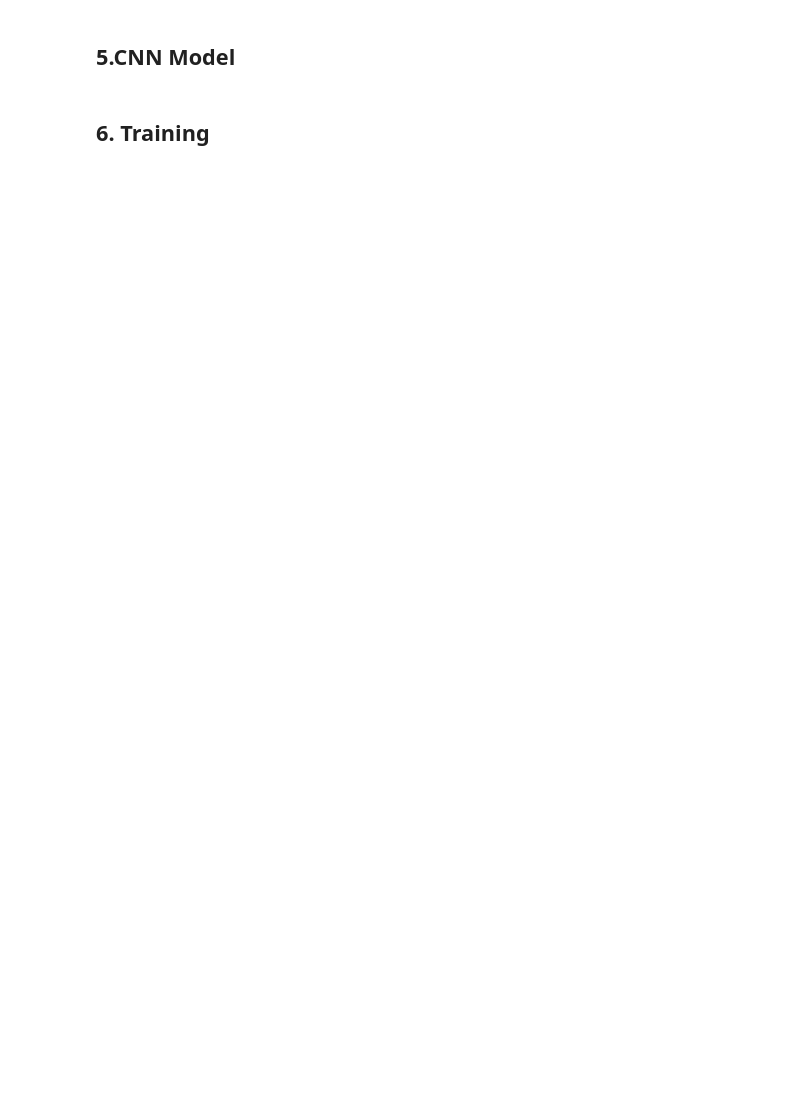
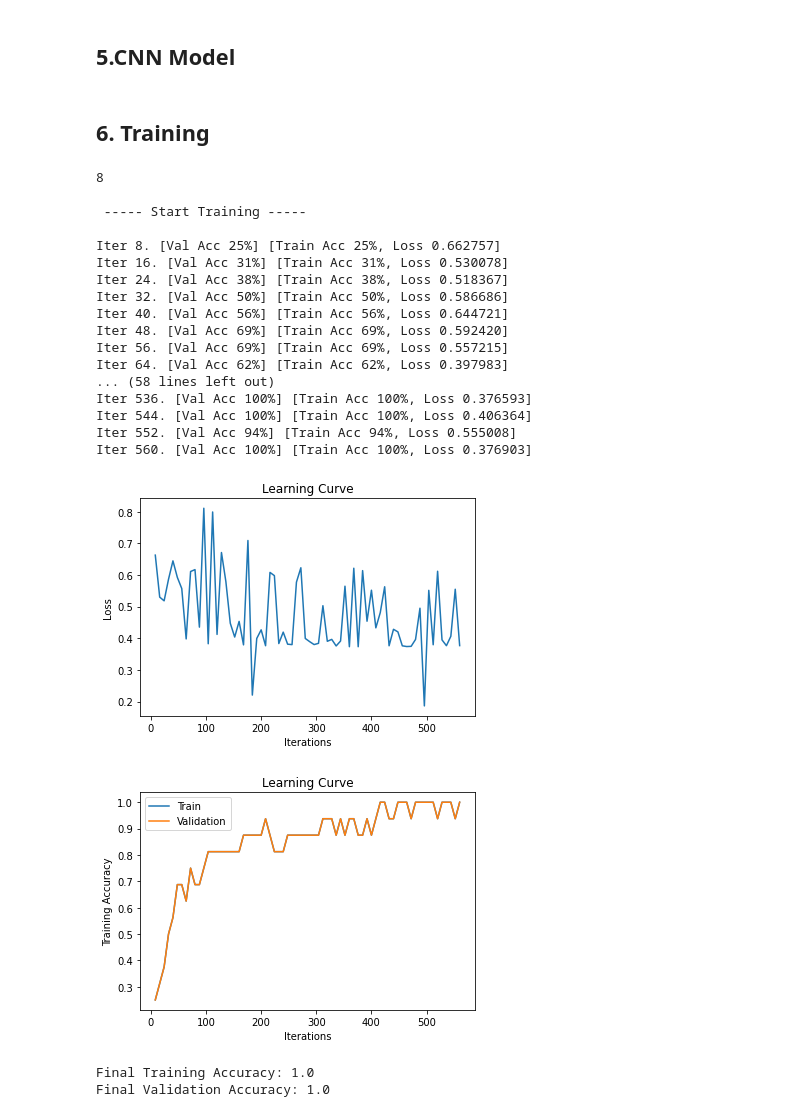
Before and after one commit to jingwenshi-dev/Auto-Ambient-Brightness-Recognition, a Jupyter notebook: CNN.ipynb, the cells around one changed output. Cells and saved outputs as stored; diff of their text form; code cells hidden in the pictures; blank space fills up the shorter version.

Commit message:
Add images

```diff
--- a/CNN.ipynb
+++ b/CNN.ipynb
@@ -64,7 +94,7 @@ NameError: name 'valid_data' is not defined
 ## 5.CNN Model
 # %%
 class CNN(nn.Module):
-    def __init__(self) -> None:
+    def __init__(self, out_channels) -> None:
         super(CNN, self).__init__()
 
         # Level 1: (0 + 24) / 2 = 12
@@ -72,35 +102,28 @@ class CNN(nn.Module):
         # Level 3: (50 + 74) / 2 = 62
         # Level 4: (75 + 100) / 2 = 87
         self.brightness_levels = 4
-        self.out_channels = 16
+        self.out_channels = out_channels
 
-        self.pool = nn.AvgPool2d(kernel_size=2, stride=2)
+        self.pool = nn.AvgPool2d(kernel_size=4, stride=4)
 
         self.conv1 = nn.Conv2d(in_channels=3, out_channels=self.out_channels, kernel_size=3, padding=1)
         self.batch_norm1 = nn.BatchNorm2d(self.out_channels)
 
-        self.out_channels *= 2
+        self.out_channels *= 4
 
-        self.conv2 = nn.Conv2d(in_channels=self.out_channels//2, out_channels=self.out_channels, kernel_size=3, padding=1)
+        self.conv2 = nn.Conv2d(in_channels=self.out_channels//4, out_channels=self.out_channels, kernel_size=3, padding=1)
         self.batch_norm2 = nn.BatchNorm2d(self.out_channels)
 
-        self.out_channels *= 2
-
-        self.conv3 = nn.Conv2d(in_channels=self.out_channels//2, out_channels=self.out_channels, kernel_size=3, padding=1)
-        self.batch_norm3 = nn.BatchNorm2d(self.out_channels)
-
-        # A size of 1920x1080 picture is reduced by a factor of 2 three times in three pooling layers -> 240x135.
-        # Tensor is represented in 1080x1920 -> 135x240
-        self.fc = nn.Linear(self.out_channels * 135 * 240, self.brightness_levels)
+        # A size of 640x480 picture is reduced by a factor of 2 three times in three pooling layers -> 80x60.
+        self.fc = nn.Linear(self.out_channels * 40 * 30, self.brightness_levels)
 
     def forward(self, x):
 
         x = self.batch_norm1(self.pool(torch.relu(self.conv1(x))))
         x = self.batch_norm2(self.pool(torch.relu(self.conv2(x))))
-        x = self.batch_norm3(self.pool(torch.relu(self.conv3(x))))
 
         # Resize the input from 4D to 3D wrt to the batch size in order to fit the input size of FC layer
-        x = x.view(-1, self.out_channels * 135 * 240)
+        x = x.view(-1, self.out_channels * 40 * 30)
 
         return torch.softmax(self.fc(x), dim=1)
 # %% [markdown]
@@ -118,6 +141,7 @@ def get_accuracy(model, data, batch_size=32):
     # Loader returns images and corresponding labels in a batch
     # imgs = a batch of imgs at current iteration
     for imgs, labels in loader:
+        imgs, labels = imgs.to(device, non_blocking=True), labels.to(device, non_blocking=True)
         output = model(imgs)
 
         # output.max(1, keepdim=True) returns the index of highest prob in softmax
@@ -131,16 +155,12 @@ def train(model, train_data, valid_data, batch_size=32, weight_decay=0.0,
           optimizer="sgd", momentum=0.9, learning_rate=0.001, num_epochs=7,
           shuffle_data=True, checkpoint_path=None, print_acc=True):
 
-    # Shuffled data, last batch dropped if smaller than rest
     train_loader = DataLoader(train_data, batch_size=batch_size, shuffle=shuffle_data, drop_last=True)
 
-    # Loss Function
-    # Since it is a multi-class classcificaion problem, we used softmax.
-    # With softmax, we need to use corss-entropy. If use square loss, the gradient signal will be too small.
+    print(len(train_loader))
+
     criterion = nn.CrossEntropyLoss()
 
-    # Optimizer
-    # Used SGD instead of Adam since SGD generlize better than Adam, although Adam is faster.
     assert optimizer in ("sgd", "adam")
     if optimizer == "sgd":
         optimizer = optim.SGD(model.parameters(),
@@ -151,13 +171,14 @@ def train(model, train_data, valid_data, batch_size=32, weight_decay=0.0,
         optimizer = optim.Adam(model.parameters(),
                                lr=learning_rate,
                                weight_decay=weight_decay)
+
     iters, losses, train_acc, val_acc, n = [], [], [], [], 0
 
     print("\n ----- Start Training ----- \n")
 
     for epoch in range(num_epochs):
-
         for imgs, labels in iter(train_loader):
+            imgs, labels = imgs.to(device, non_blocking=True), labels.to(device, non_blocking=True)
 
             # Start training mode
             model.train()
@@ -199,3 +220,35 @@ def train(model, train_data, valid_data, batch_size=32, weight_decay=0.0,
 
     print("Final Training Accuracy: {}".format(train_acc[-1]))
     print("Final Validation Accuracy: {}".format(val_acc[-1]))
+# %%
+# Hyper-parameters
+out_channels = 2
+
+model = CNN(out_channels)
+model = model.to(device)
+
+train(model, train_data, test_data, batch_size=2, weight_decay=0.0,
+      optimizer="adam", momentum=0.9, learning_rate=0.0001, num_epochs=70,
+      shuffle_data=True, checkpoint_path=None)
+# %% [output]
+8
+
+ ----- Start Training -----
+
+Iter 8. [Val Acc 25%] [Train Acc 25%, Loss 0.662757]
+Iter 16. [Val Acc 31%] [Train Acc 31%, Loss 0.530078]
+Iter 24. [Val Acc 38%] [Train Acc 38%, Loss 0.518367]
+Iter 32. [Val Acc 50%] [Train Acc 50%, Loss 0.586686]
+Iter 40. [Val Acc 56%] [Train Acc 56%, Loss 0.644721]
+Iter 48. [Val Acc 69%] [Train Acc 69%, Loss 0.592420]
+Iter 56. [Val Acc 69%] [Train Acc 69%, Loss 0.557215]
+Iter 64. [Val Acc 62%] [Train Acc 62%, Loss 0.397983]
+... (58 lines left out)
+Iter 536. [Val Acc 100%] [Train Acc 100%, Loss 0.376593]
+Iter 544. [Val Acc 100%] [Train Acc 100%, Loss 0.406364]
+Iter 552. [Val Acc 94%] [Train Acc 94%, Loss 0.555008]
+Iter 560. [Val Acc 100%] [Train Acc 100%, Loss 0.376903]
+[figure, added]
+[figure, added]
+Final Training Accuracy: 1.0
+Final Validation Accuracy: 1.0
```
Also changed, not shown: parts of 4 cells of this notebook, 47 other files.
